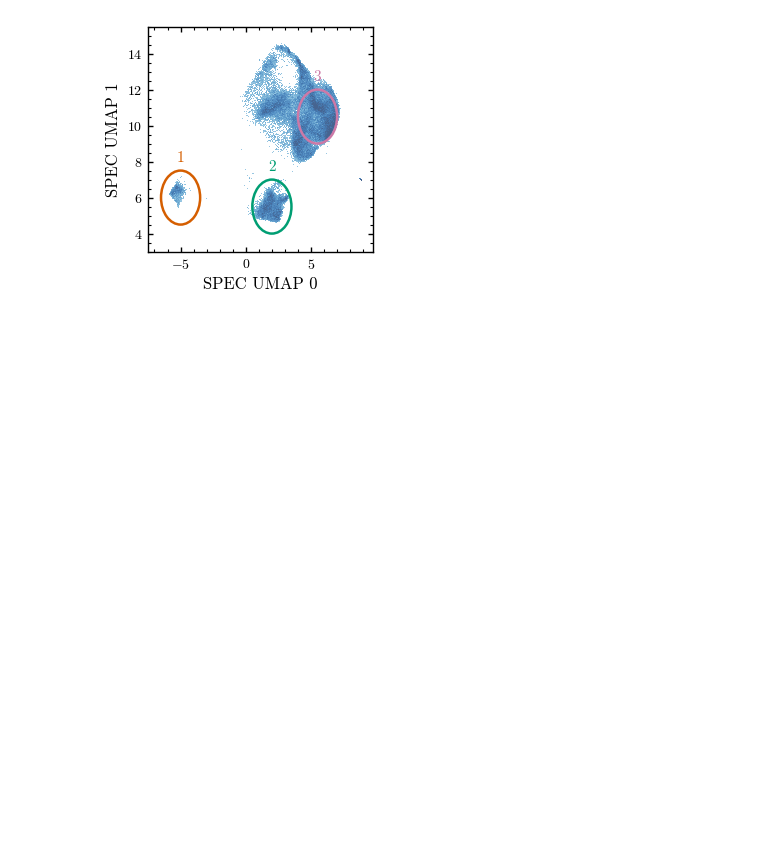
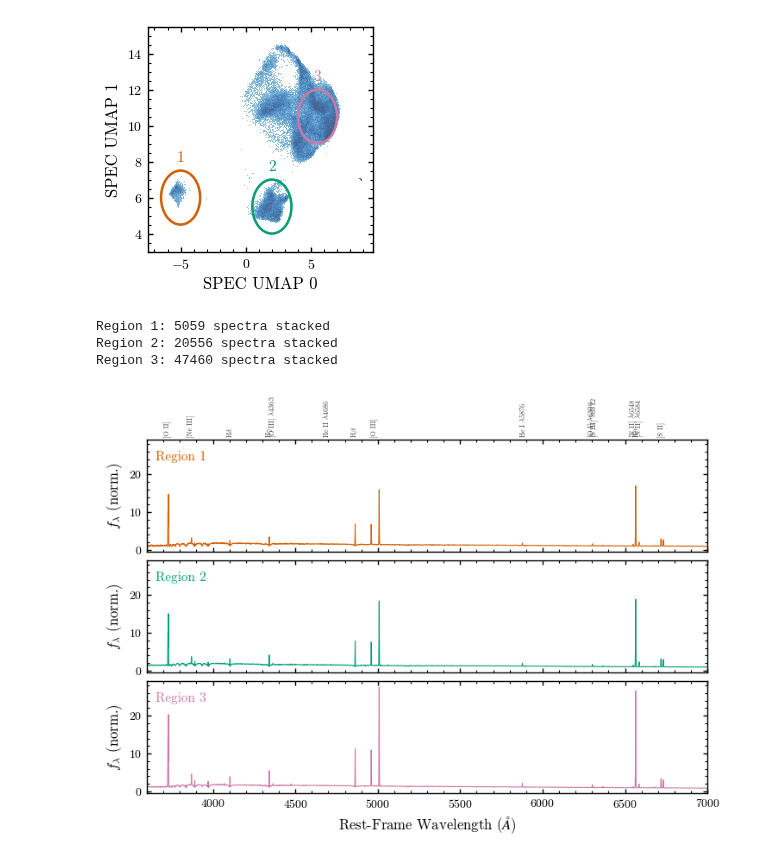
Before and after one commit to virajvman/desi_dwarfs, a Jupyter notebook: notebooks/catalog_paper/spectra_nnmf_explore.ipynb, the cells around one changed output. Drawn from its saved outputs; the diff is of its cells as text; code cells hidden in the pictures; blank space fills up the shorter version.

```diff
--- a/notebooks/catalog_paper/spectra_nnmf_explore.ipynb
+++ b/notebooks/catalog_paper/spectra_nnmf_explore.ipynb
@@ -848,36 +848,42 @@ for m, lab in zip(region_masks, region_labels):
     stack     = np.median(flux_norm[:, specmask], axis=1)
     region_stacks.append(stack)
     print(f"Region {lab}: {np.sum(specmask)} spectra stacked")
-
-# shared y-limits across the 3 panels (driven by the brightest lines)
-ymin = min(s[in_x].min() for s in region_stacks)
-ymax = max(s[in_x].max() for s in region_stacks)
-ypad = 0.05 * (ymax - ymin)
-
-ax = make_tall_subplots(nrow=3, ncol=1, panel_width=6.5, panel_height=1.3,
-                        row_spacing=[MARGIN_LABEL, MARGIN_SHARED, MARGIN_SHARED, MARGIN_LABEL],
-                        col_spacing=[MARGIN_LABEL, MARGIN_PAD])
-
-for i, (stack, col, lab) in enumerate(zip(region_stacks, region_colors, region_labels)):
-    ax[i, 0].plot(wave_rest, stack, color=col, lw=0.8)
-    ax[i, 0].set_xlim([WAVE_LO, WAVE_HI])
-    ax[i, 0].set_ylim([ymin - ypad, ymax + ypad])
-    ax[i, 0].set_ylabel(r"$f_{\lambda}$ (norm.)")
-    ax[i, 0].text(0.015, 0.90, f"Region {lab}", transform=ax[i, 0].transAxes,
-                  color=col, weight="bold", ha="left", va="top")
-    if i < 2:
-        ax[i, 0].set_xticklabels([])
-
-ax[2, 0].set_xlabel(r"Rest-Frame Wavelength ($\AA$)")
-
-# strong nebular line IDs above the top panel (x is shared down the column)
-strong_style = {ln.id: dict(loc="top") for ln in LINES if ln.strong}
-label_lines(ax[0, 0], strong_only=True, exclude=["wr", "highion"],
-            style=strong_style, air_to_vacuum=AIR_TO_VAC,
-            top_angle=90, fontsize=6, color="0.25")
-
-# plt.savefig("/global/homes/v/virajvm/DESI2_LOWZ/quenched_fracs_nbs/paper_plots/umap_elg_regions_spectra_panels.pdf")
-plt.show()
+# %% [output]
+Region 1: 5059 spectra stacked
+Region 2: 20556 spectra stacked
+Region 3: 47460 spectra stacked
+# %%
+# shared y-limits across the 3 panels (driven by the brightest lines)
+ymin = min(s[in_x].min() for s in region_stacks)
+ymax = max(s[in_x].max() for s in region_stacks)
+ypad = 0.05 * (ymax - ymin)
+
+ax = make_tall_subplots(nrow=3, ncol=1, panel_width=6.5, panel_height=1.3,
+                        row_spacing=[MARGIN_LABEL, MARGIN_SHARED, MARGIN_SHARED, MARGIN_LABEL],
+                        col_spacing=[MARGIN_LABEL, MARGIN_PAD])
+
+for i, (stack, col, lab) in enumerate(zip(region_stacks, region_colors, region_labels)):
+    ax[i, 0].plot(wave_rest, stack, color=col, lw=0.8)
+    ax[i, 0].set_xlim([WAVE_LO, WAVE_HI])
+    ax[i, 0].set_ylim([ymin - ypad, ymax + ypad + 0.2])
+    ax[i, 0].set_ylabel(r"$f_{\lambda}$ (norm.)")
+    ax[i, 0].text(0.015, 0.90, f"Region {lab}", transform=ax[i, 0].transAxes,
+                  color=col, weight="bold", ha="left", va="top")
+    if i < 2:
+        ax[i, 0].set_xticklabels([])
+
+ax[2, 0].set_xlabel(r"Rest-Frame Wavelength ($\AA$)")
+
+# strong nebular line IDs above the top panel (x is shared down the column)
+strong_style = {ln.id: dict(loc="top") for ln in LINES if ln.strong}
+label_lines(ax[0, 0], strong_only=True, exclude=["wr", "highion"],
+            style=strong_style, air_to_vacuum=AIR_TO_VAC,
+            top_angle=90, fontsize=6, color="0.25")
+
+# plt.savefig("/global/homes/v/virajvm/DESI2_LOWZ/quenched_fracs_nbs/paper_plots/umap_elg_regions_spectra_panels.pdf")
+plt.show()
+# %% [output]
+[figure, added]
 # %%
 ## ---- Plot B: offset overlay, zoomed to the continuum + weak emission lines ----
 ## (depends on region_stacks / AIR_TO_VAC from Plot A above; bright lines like
```
Also changed, not shown: parts of 3 cells of this notebook, 1 other file.
